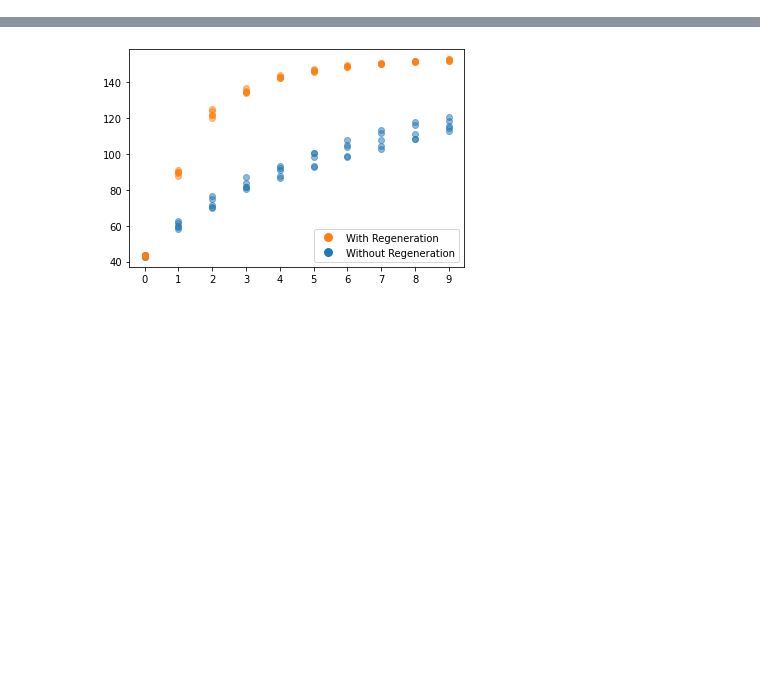
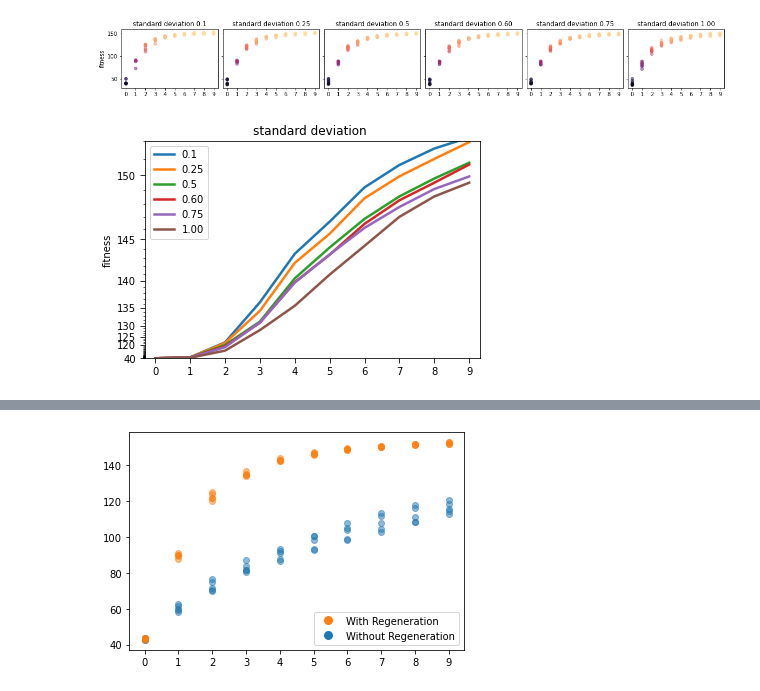
Before and after one commit to TEXflip/log-carving-approximator, a Jupyter notebook: plot_result.ipynb, the cells around one changed output, grey strips where cells are left out. Saved outputs shown, nothing was run; the diff lists cells and outputs as text; code cells hidden in the pictures; blank space fills up the shorter version.

Commit message:
mutation rates + better plots

```diff
--- a/plot_result.ipynb
+++ b/plot_result.ipynb
@@ -147,0 +90,6 @@ plt.show()
+# %%
+customScatter('experiments/stdev/stdev_', stdev, titles='standard deviation ')
+lineComparison('experiments/stdev/stdev_', stdev, title='standard deviation ')
+# %% [output]
+[figure, added]
+[figure, added]
```
Also changed, not shown: parts of 15 cells of this notebook, 10 other files.
